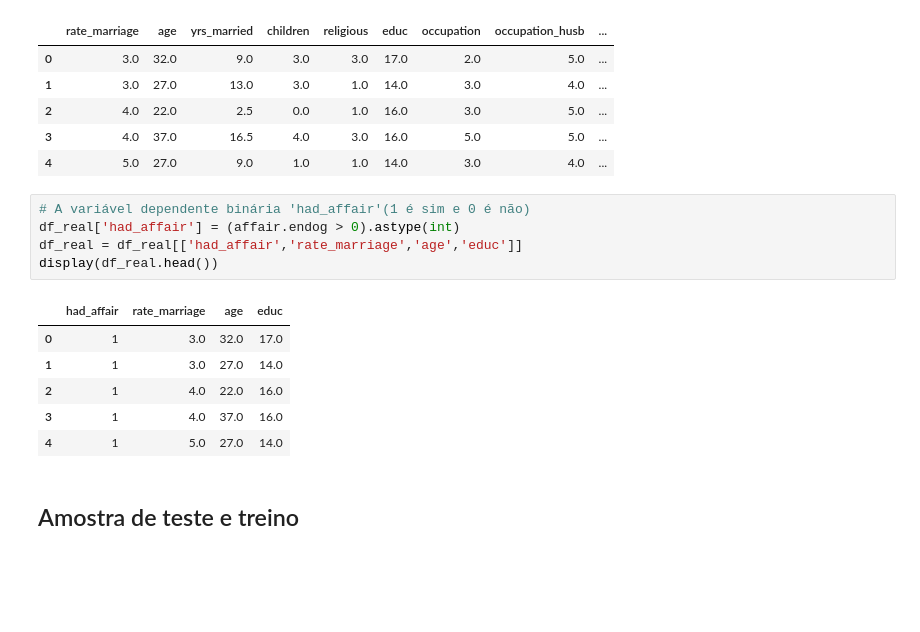
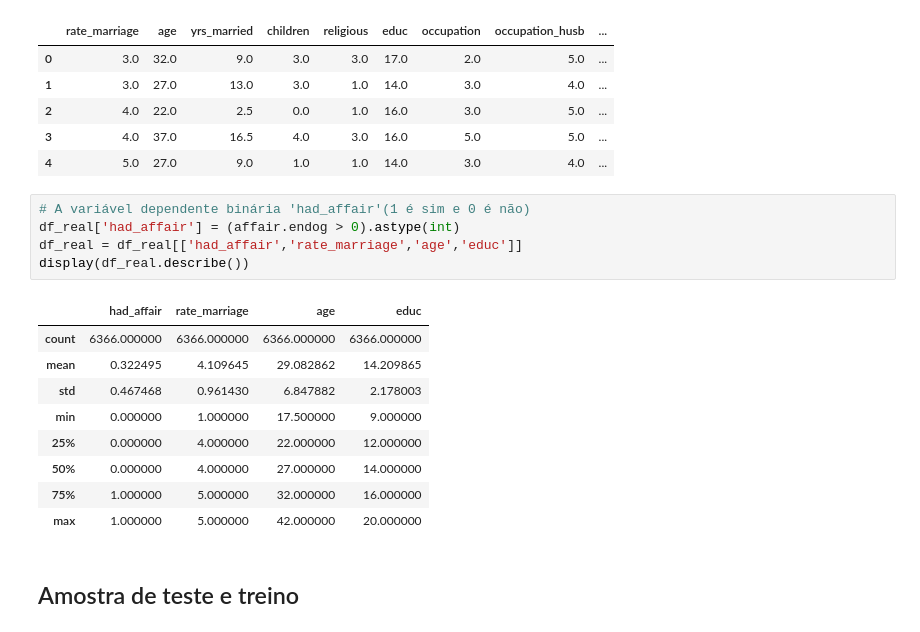
Before and after one commit to ronan-cunha/machine-learning-course, a Jupyter notebook: Notebooks/aula_8_avaliacao_modelos.ipynb, the cells around one changed output. Cells and saved outputs as stored; diff of their text form; blank space fills up the shorter version.

```diff
--- a/Notebooks/aula_8_avaliacao_modelos.ipynb
+++ b/Notebooks/aula_8_avaliacao_modelos.ipynb
@@ -25,15 +26,18 @@ display(df_real.head())
 # %%
 # A variável dependente binária 'had_affair'(1 é sim e 0 é não)
 df_real['had_affair'] = (affair.endog > 0).astype(int)
 df_real = df_real[['had_affair','rate_marriage','age','educ']]
-display(df_real.head())
+display(df_real.describe())
 # %% [output]
 |  | had_affair | rate_marriage | age | educ |
-| 0 | 1 | 3.0 | 32.0 | 17.0 |
-| 1 | 1 | 3.0 | 27.0 | 14.0 |
-| 2 | 1 | 4.0 | 22.0 | 16.0 |
-| 3 | 1 | 4.0 | 37.0 | 16.0 |
-| 4 | 1 | 5.0 | 27.0 | 14.0 |
+| count | 6366.000000 | 6366.000000 | 6366.000000 | 6366.000000 |
+| mean | 0.322495 | 4.109645 | 29.082862 | 14.209865 |
+| std | 0.467468 | 0.961430 | 6.847882 | 2.178003 |
+| min | 0.000000 | 1.000000 | 17.500000 | 9.000000 |
+| 25% | 0.000000 | 4.000000 | 22.000000 | 12.000000 |
+| 50% | 0.000000 | 4.000000 | 27.000000 | 14.000000 |
+| 75% | 1.000000 | 5.000000 | 32.000000 | 16.000000 |
+| max | 1.000000 | 5.000000 | 42.000000 | 20.000000 |
 # %% [markdown]
 ## Amostra de teste e treino
 # %%
```
Also changed, not shown: parts of 11 cells of this notebook.
